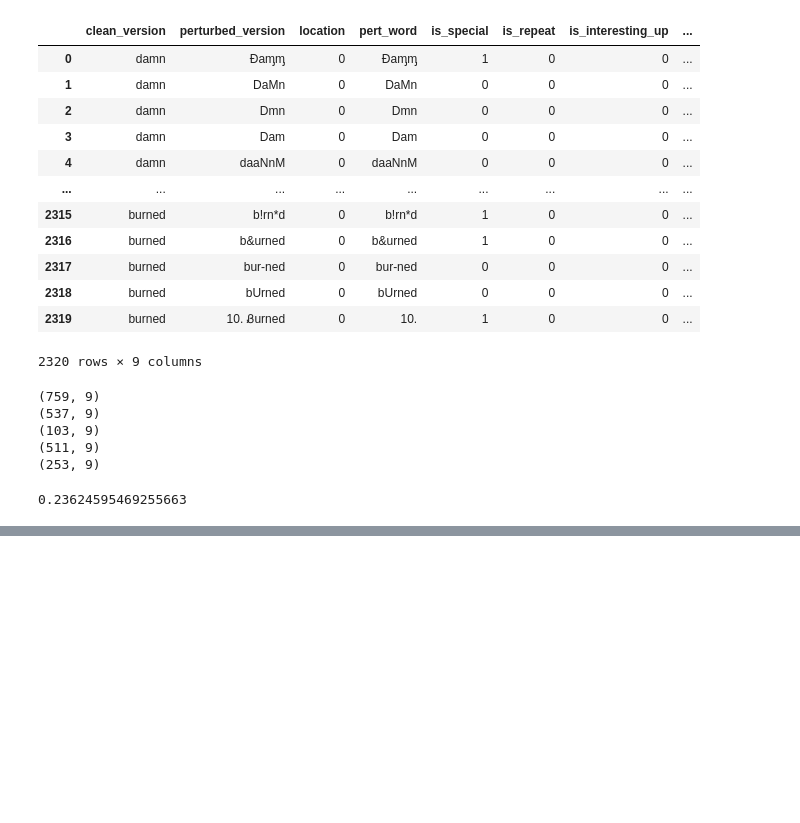
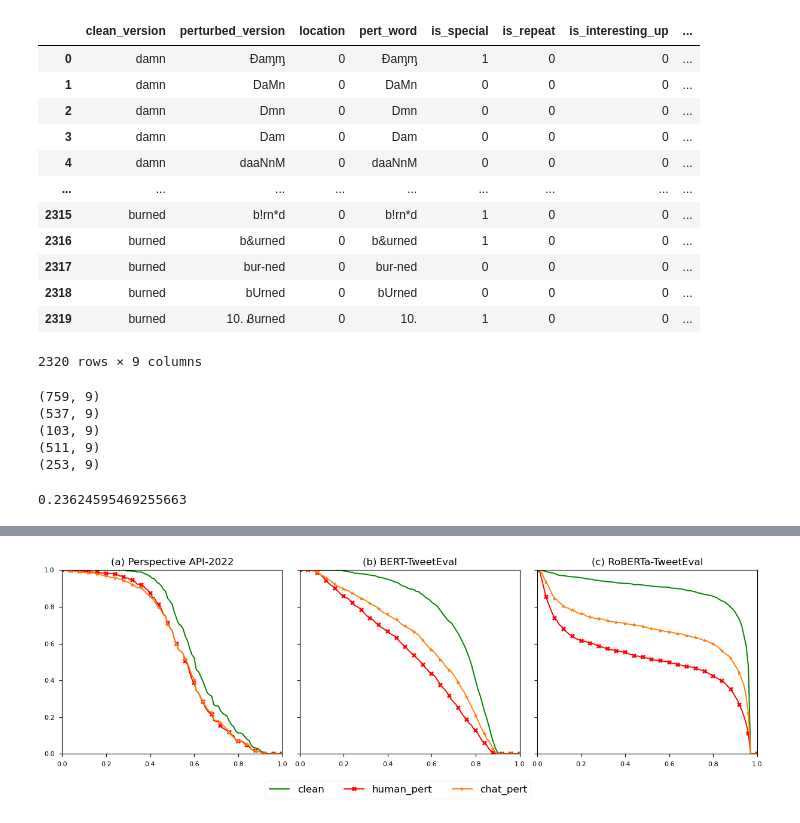
Before and after one commit to YiranYe/NoisyHate, a Jupyter notebook: code/result evaluation/chat_gpt.ipynb, the cells around one changed output, grey strips where cells are left out. Drawn from its saved outputs; the diff is of its cells as text; code cells hidden in the pictures; blank space fills up the shorter version.

```diff
--- a/code/result evaluation/chat_gpt.ipynb
+++ b/code/result evaluation/chat_gpt.ipynb
@@ -315,0 +581,4 @@ print(511/(759 + 537 + 103 + 511 + 253))
+# %%
+import json
+with open('../../data/chat_sentence_pert_cahce.json') as json_file:
+    chat_sentence_pert_cahce = json.load(json_file)
@@ -315,0 +692,14 @@ print(511/(759 + 537 + 103 + 511 + 253))
+# %%
+model_name = 'cardiffnlp/bertweet-base-offensive'
+label_set = set(['LABEL_0', 'LABEL_1'])
+pos_label = 'LABEL_1'
+
+grouped_multiple[model_name + '_on_chat_pert'] = grouped_multiple.apply(huggingface_predict, args=('chat_pert_sentence_gen',model_name,label_set,pos_label,), axis=1)
+print("perturb acc: ", grouped_multiple[grouped_multiple[model_name + '_on_chat_pert'] > 0.5].shape[0] / grouped_multiple.shape[0])
+
+model_name = 'cardiffnlp/roberta-base-offensive'
+label_set = set(['offensive', 'non-offensive'])
+pos_label = 'offensive'
+
+grouped_multiple[model_name + '_on_chat_pert'] = grouped_multiple.apply(huggingface_predict, args=('chat_pert_sentence_gen',model_name,label_set,pos_label,), axis=1)
+print("perturb acc: ", grouped_multiple[grouped_multiple[model_name + '_on_chat_pert'] > 0.5].shape[0] / grouped_multiple.shape[0])
@@ -315,0 +766,2 @@ print(511/(759 + 537 + 103 + 511 + 253))
+# %%
+grouped_multiple['perspective_result_on_chat_pert'] = grouped_multiple.apply(perspective_api, args=(0.5,'chat_pert_sentence_gen'), axis=1)
@@ -315,0 +846,59 @@ print(511/(759 + 537 + 103 + 511 + 253))
+# %%
+import numpy as np
+import matplotlib.pyplot as plt
+import matplotlib as mpl
+
+mpl.style.use('seaborn-paper')
+plt.rc('axes', titlesize=12)
+plt.rc('legend', fontsize=12)
+
+t_generator = [round(x * 0.01,2) for x in range(0, 101)]
+
+model_results = {
+    'cardiffnlp/bertweet-base-offensive_on_':{'pert_all':[], 'clean':[], 'chat_pert':[]},
+    'cardiffnlp/roberta-base-offensive_on_':{'pert_all':[], 'clean':[], 'chat_pert':[]},
+    'perspective_result_on_':{'pert_all':[], 'clean':[], 'chat_pert':[]},
+    'azuresafety_perc_result_on_':{'pert_all':[], 'clean':[], 'chat_pert':[]},
+}
+
+for model_result in model_results.keys():
+    for cur_type in model_results[model_result].keys():
+        if cur_type == 'pert_all':
+            for t in t_generator:
+                model_results[model_result][cur_type].append(round(grouped_multiple[grouped_multiple[model_result+"pert"] > t].shape[0] / grouped_multiple.shape[0],3))
+        elif cur_type == 'clean':
+            for t in t_generator:
+                model_results[model_result][cur_type].append(round(grouped_multiple[grouped_multiple[model_result+"clean"] > t].shape[0] / grouped_multiple.shape[0],3))
+        else:
+            for t in t_generator:
+                model_results[model_result][cur_type].append(round(grouped_multiple[grouped_multiple[model_result+"chat_pert"] > t].shape[0] / grouped_multiple.shape[0],3))
+
+f, axs = plt.subplots(1, 3, sharex=True, sharey=True,figsize=(15, 4))
+markevery = 4
+marker_size = 6
+
+axs[0].set_title('(a) Perspective API-2022')
+axs[0].plot(t_generator, model_results['perspective_result_on_']['clean'], 'g+', label="clean", ls='-', markevery=markevery)
+axs[0].plot(t_generator, model_results['perspective_result_on_']['pert_all'], 'rX', label="human_pert", ls='-', markevery=markevery)
+axs[0].plot(t_generator, model_results['perspective_result_on_']['chat_pert'], color='tab:orange', marker='*', label="chat_pert", markevery=markevery, markersize=marker_size)
+axs[0].set_xlim([0, 1])
+axs[0].set_ylim([0, 1])
+
+
+axs[1].set_title('(b) BERT-TweetEval')
+axs[1].plot(t_generator, model_results['cardiffnlp/bertweet-base-offensive_on_']['pert_all'], 'rX', ls='-', markevery=markevery)
+axs[1].plot(t_generator, model_results['cardiffnlp/bertweet-base-offensive_on_']['clean'], 'g+', ls='-', markevery=markevery)
+axs[1].plot(t_generator, model_results['cardiffnlp/bertweet-base-offensive_on_']['chat_pert'], color='tab:orange', marker='*', markevery=markevery, markersize=marker_size)
+
+
+axs[2].set_title('(c) RoBERTa-TweetEval')
+axs[2].plot(t_generator, model_results['cardiffnlp/roberta-base-offensive_on_']['pert_all'], 'rX', ls='-', markevery=markevery)
+axs[2].plot(t_generator, model_results['cardiffnlp/roberta-base-offensive_on_']['clean'], 'g+', ls='-', markevery=markevery)
+axs[2].plot(t_generator, model_results['cardiffnlp/roberta-base-offensive_on_']['chat_pert'], color='tab:orange', marker='*', markevery=markevery, markersize=marker_size)
+
+
+f.legend(loc='lower center', bbox_to_anchor=(0.5, -0.1), ncol=7, labelspacing = 2)
+plt.subplots_adjust(wspace=0.08, hspace=0.15)
+plt.show()
+# %% [output]
+[figure, added]
```
Also changed, not shown: parts of 39 cells of this notebook.
